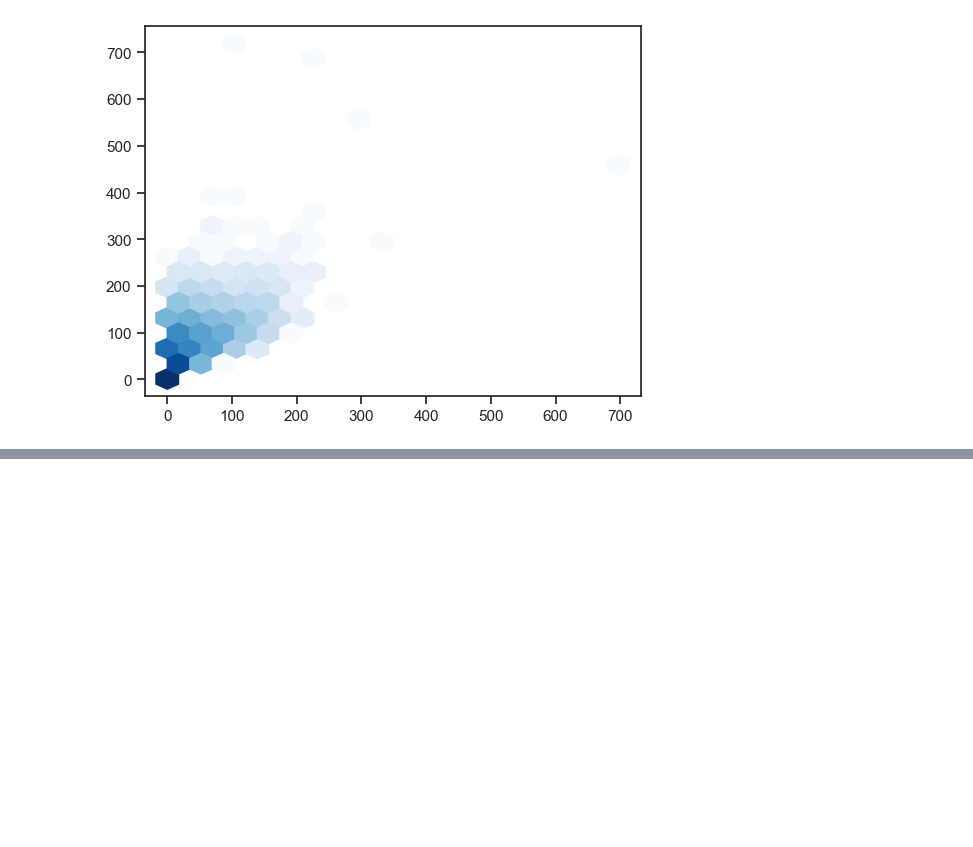
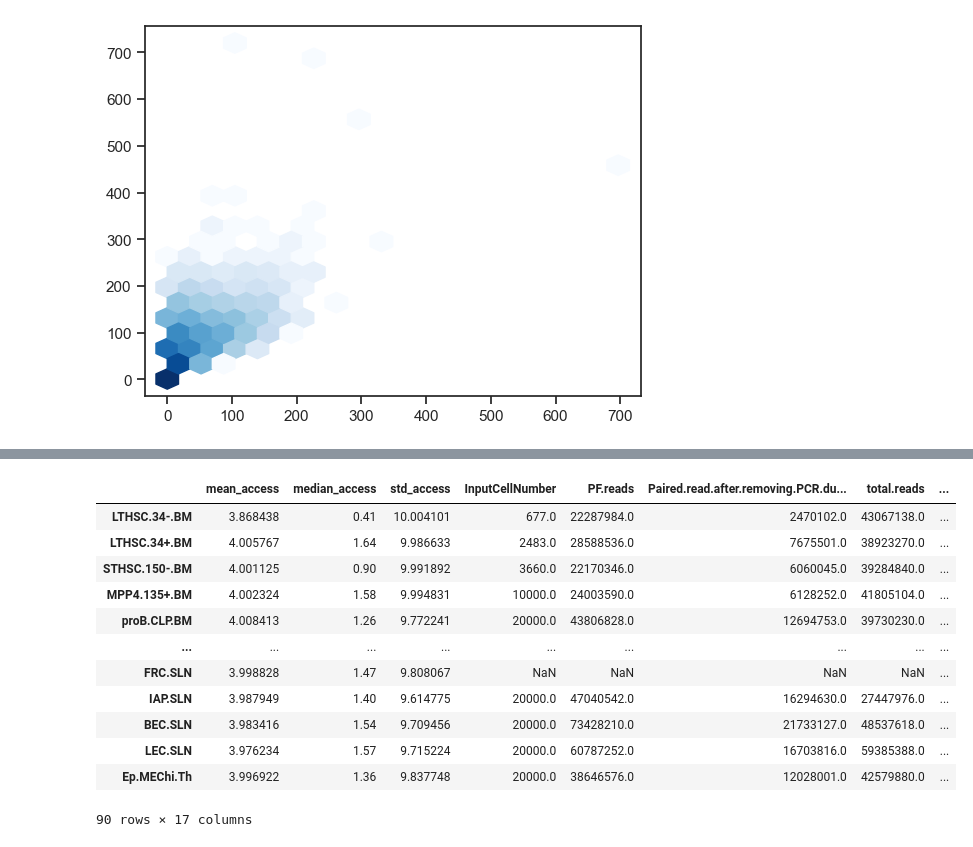
Before and after one commit to Topic2-Gene-Regulation-Immune-Cells/ILC-cells-Team4, a Jupyter notebook: 01_quality_control.ipynb, the cells around one changed output, grey strips where cells are left out. Cells and saved outputs as stored; diff of their text form; code cells hidden in the pictures; blank space fills up the shorter version.

```diff
--- a/01_quality_control.ipynb
+++ b/01_quality_control.ipynb
@@ -222,0 +196,17 @@ plt.show()
+# %%
+qc = cell_stats.join(meta_num)
+qc
+# %% [output]
+|  | mean_access | median_access | std_access | InputCellNumber | PF.reads | Paired.read.after.removing.PCR.du... | total.reads | ... |
+| LTHSC.34-.BM | 3.868438 | 0.41 | 10.004101 | 677.0 | 22287984.0 | 2470102.0 | 43067138.0 | ... |
+| LTHSC.34+.BM | 4.005767 | 1.64 | 9.986633 | 2483.0 | 28588536.0 | 7675501.0 | 38923270.0 | ... |
+| STHSC.150-.BM | 4.001125 | 0.90 | 9.991892 | 3660.0 | 22170346.0 | 6060045.0 | 39284840.0 | ... |
+| MPP4.135+.BM | 4.002324 | 1.58 | 9.994831 | 10000.0 | 24003590.0 | 6128252.0 | 41805104.0 | ... |
+| proB.CLP.BM | 4.008413 | 1.26 | 9.772241 | 20000.0 | 43806828.0 | 12694753.0 | 39730230.0 | ... |
+| ... | ... | ... | ... | ... | ... | ... | ... | ... |
+| FRC.SLN | 3.998828 | 1.47 | 9.808067 | NaN | NaN | NaN | NaN | ... |
+| IAP.SLN | 3.987949 | 1.40 | 9.614775 | 20000.0 | 47040542.0 | 16294630.0 | 27447976.0 | ... |
+| BEC.SLN | 3.983416 | 1.54 | 9.709456 | 20000.0 | 73428210.0 | 21733127.0 | 48537618.0 | ... |
+| LEC.SLN | 3.976234 | 1.57 | 9.715224 | 20000.0 | 60787252.0 | 16703816.0 | 59385388.0 | ... |
+| Ep.MEChi.Th | 3.996922 | 1.36 | 9.837748 | 20000.0 | 38646576.0 | 12028001.0 | 42579880.0 | ... |
+90 rows × 17 columns
```
Also changed, not shown: parts of 11 cells of this notebook.
